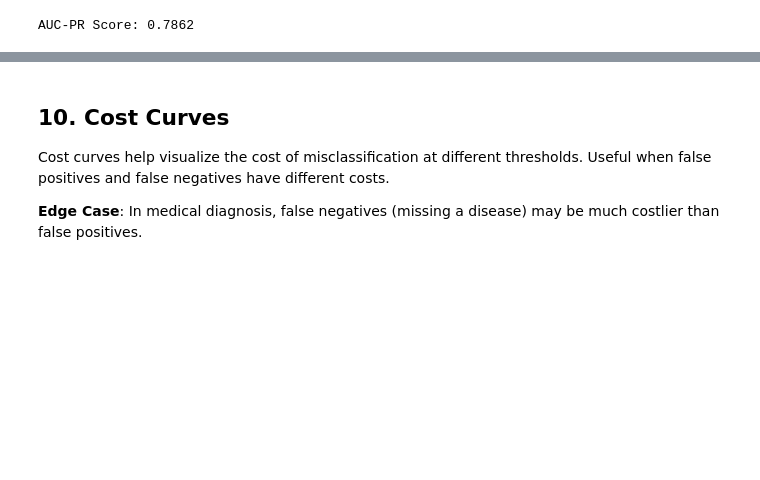
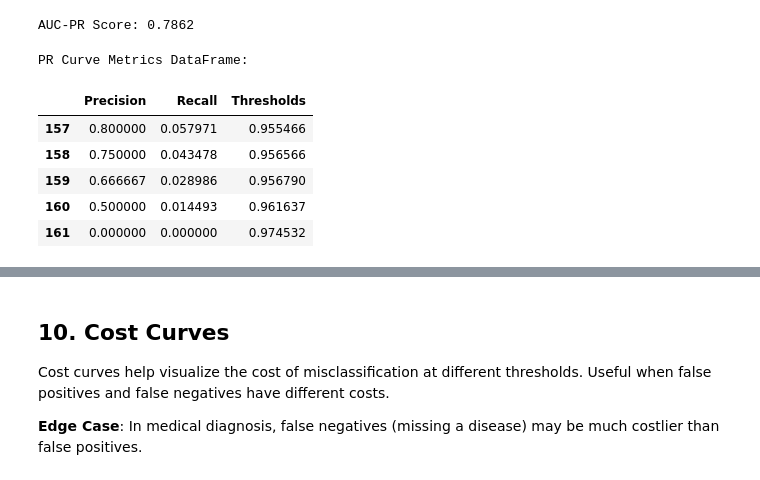
Before and after one commit to varunchach/eval_metrics_class_imbalance, a Jupyter notebook: demo_ml.ipynb, the cells around one changed output, grey strips where cells are left out. Cells and saved outputs as stored; diff of their text form; code cells hidden in the pictures; blank space fills up the shorter version.

```diff
--- a/demo_ml.ipynb
+++ b/demo_ml.ipynb
@@ -452,6 +522,23 @@ pr_auc = auc(recall_vals, precision_vals)
 print(f"AUC-PR Score: {pr_auc:.4f}")
 # %% [output]
 AUC-PR Score: 0.7862
+# %%
+df_pr_metrics = pd.DataFrame({
+    'Precision': precision_vals[:-1],
+    'Recall': recall_vals[:-1],
+    'Thresholds': thresholds_pr
+})
+
+print("PR Curve Metrics DataFrame:")
+df_pr_metrics.tail()
+# %% [output]
+PR Curve Metrics DataFrame:
+|  | Precision | Recall | Thresholds |
+| 157 | 0.800000 | 0.057971 | 0.955466 |
+| 158 | 0.750000 | 0.043478 | 0.956566 |
+| 159 | 0.666667 | 0.028986 | 0.956790 |
+| 160 | 0.500000 | 0.014493 | 0.961637 |
+| 161 | 0.000000 | 0.000000 | 0.974532 |
 # %%
 # Plot Precision-Recall curve
 plt.figure(figsize=(8, 6))
```
Also changed, not shown: parts of 28 cells of this notebook.
